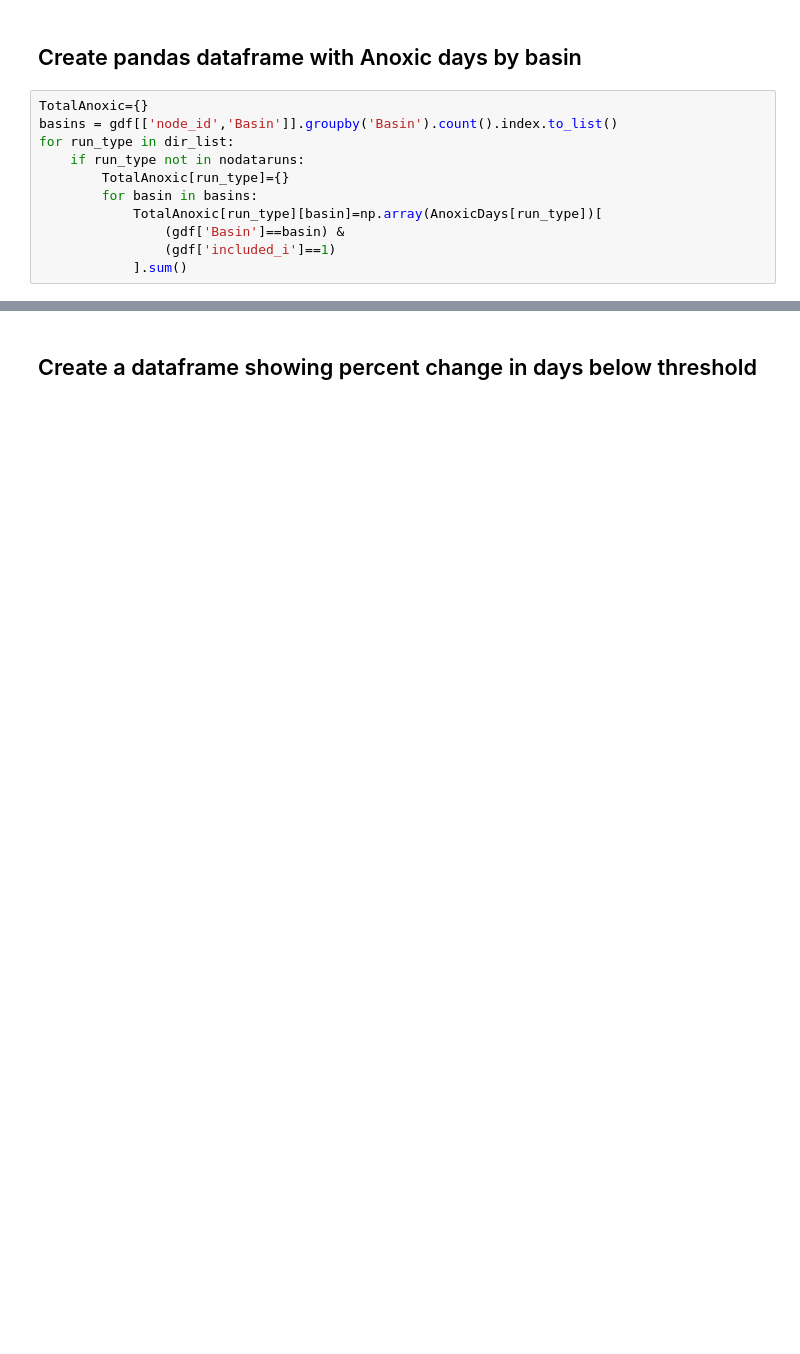
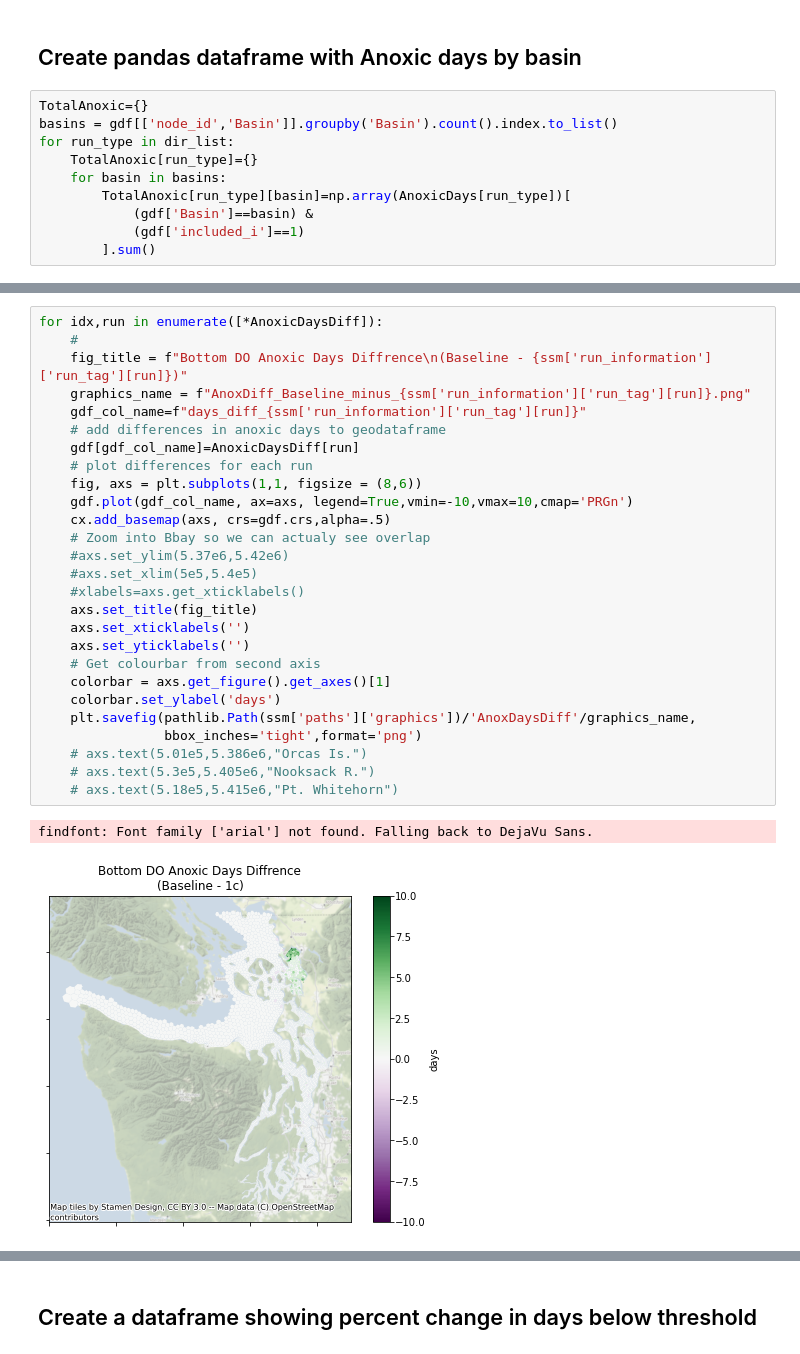
Before and after one commit to UW-PSI/SalishSeaModel-analysis, a Jupyter notebook: notebooks/dev_days_exceedence.ipynb, the cells around one changed output, grey strips where cells are left out. Cells and saved outputs as stored; diff of their text form; blank space fills up the shorter version.

```diff
--- a/notebooks/dev_days_exceedence.ipynb
+++ b/notebooks/dev_days_exceedence.ipynb
@@ -121,10 +153,9 @@ wqm_baseline
 TotalAnoxic={}
 basins = gdf[['node_id','Basin']].groupby('Basin').count().index.to_list()
 for run_type in dir_list:
-    if run_type not in nodataruns:
-        TotalAnoxic[run_type]={}
-        for basin in basins:
-            TotalAnoxic[run_type][basin]=np.array(AnoxicDays[run_type])[
-                (gdf['Basin']==basin) &
-                (gdf['included_i']==1)
-            ].sum()
+    TotalAnoxic[run_type]={}
+    for basin in basins:
+        TotalAnoxic[run_type][basin]=np.array(AnoxicDays[run_type])[
+            (gdf['Basin']==basin) &
+            (gdf['included_i']==1)
+        ].sum()
@@ -130,0 +220,30 @@ for run_type in dir_list:
+# %%
+for idx,run in enumerate([*AnoxicDaysDiff]):
+    #
+    fig_title = f"Bottom DO Anoxic Days Diffrence\n(Baseline - {ssm['run_information']['run_tag'][run]})"
+    graphics_name = f"AnoxDiff_Baseline_minus_{ssm['run_information']['run_tag'][run]}.png"
+    gdf_col_name=f"days_diff_{ssm['run_information']['run_tag'][run]}"
+    # add differences in anoxic days to geodataframe
+    gdf[gdf_col_name]=AnoxicDaysDiff[run]
+    # plot differences for each run
+    fig, axs = plt.subplots(1,1, figsize = (8,6))
+    gdf.plot(gdf_col_name, ax=axs, legend=True,vmin=-10,vmax=10,cmap='PRGn')
+    cx.add_basemap(axs, crs=gdf.crs,alpha=.5)
+    # Zoom into Bbay so we can actualy see overlap
+    #axs.set_ylim(5.37e6,5.42e6)
+    #axs.set_xlim(5e5,5.4e5)
+    #xlabels=axs.get_xticklabels()
+    axs.set_title(fig_title)
+    axs.set_xticklabels('')
+    axs.set_yticklabels('')
+    # Get colourbar from second axis
+    colorbar = axs.get_figure().get_axes()[1]
+    colorbar.set_ylabel('days')
+    plt.savefig(pathlib.Path(ssm['paths']['graphics'])/'AnoxDaysDiff'/graphics_name,
+                bbox_inches='tight',format='png')
+    # axs.text(5.01e5,5.386e6,"Orcas Is.")
+    # axs.text(5.3e5,5.405e6,"Nooksack R.")
+    # axs.text(5.18e5,5.415e6,"Pt. Whitehorn")
+# %% [output]
+findfont: Font family ['arial'] not found. Falling back to DejaVu Sans.
+[figure, added]
```
Also changed, not shown: parts of 37 cells of this notebook.
